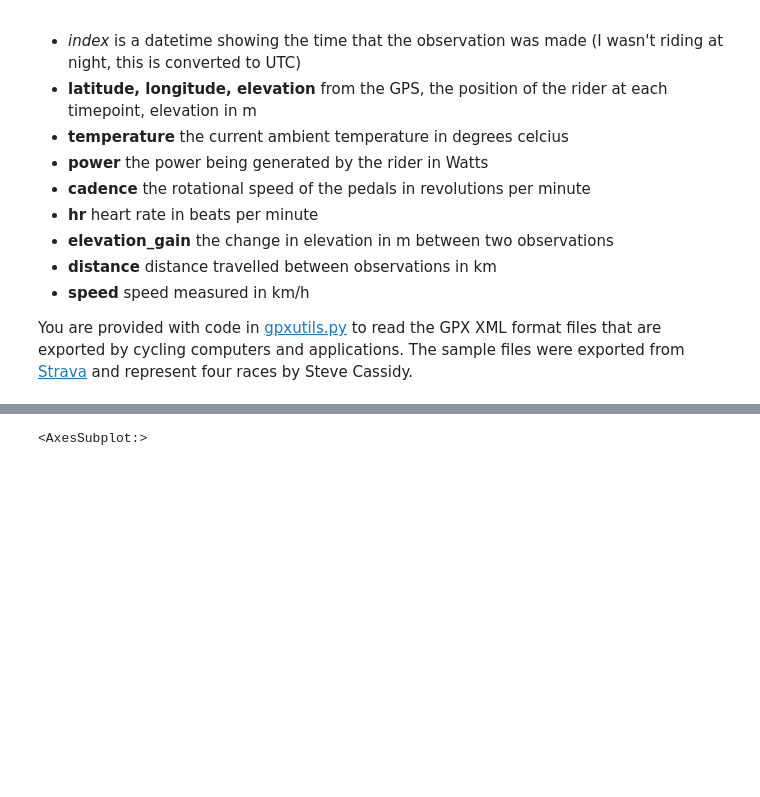
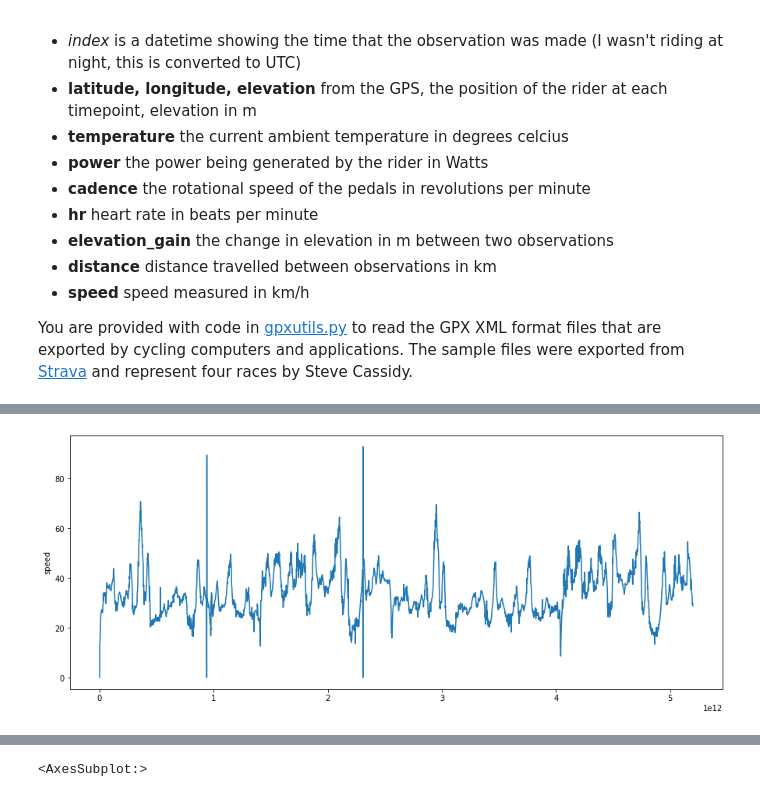
Before and after one commit to liamflannery/data-science-portfolio-liamflannery, a Jupyter notebook: Portfolio 1.ipynb, the cells around one changed output, grey strips where cells are left out. Saved outputs shown, nothing was run; the diff lists cells and outputs as text; code cells hidden in the pictures; blank space fills up the shorter version.

Commit message:
Added speed plots

```diff
--- a/Portfolio 1.ipynb
+++ b/Portfolio 1.ipynb
@@ -64,0 +108,8 @@ def summary(dataframe):
+# %%
+def speedPlot(dataframe):
+    sns.lineplot(data=dataframe, x =dataframe.index - dataframe.index[0], y = 'speed')
+# %%
+plt.figure(figsize = (15,6))
+speedPlot(rr_2016)
+# %% [output]
+[figure, added]
```
Also changed, not shown: parts of 24 cells of this notebook.
